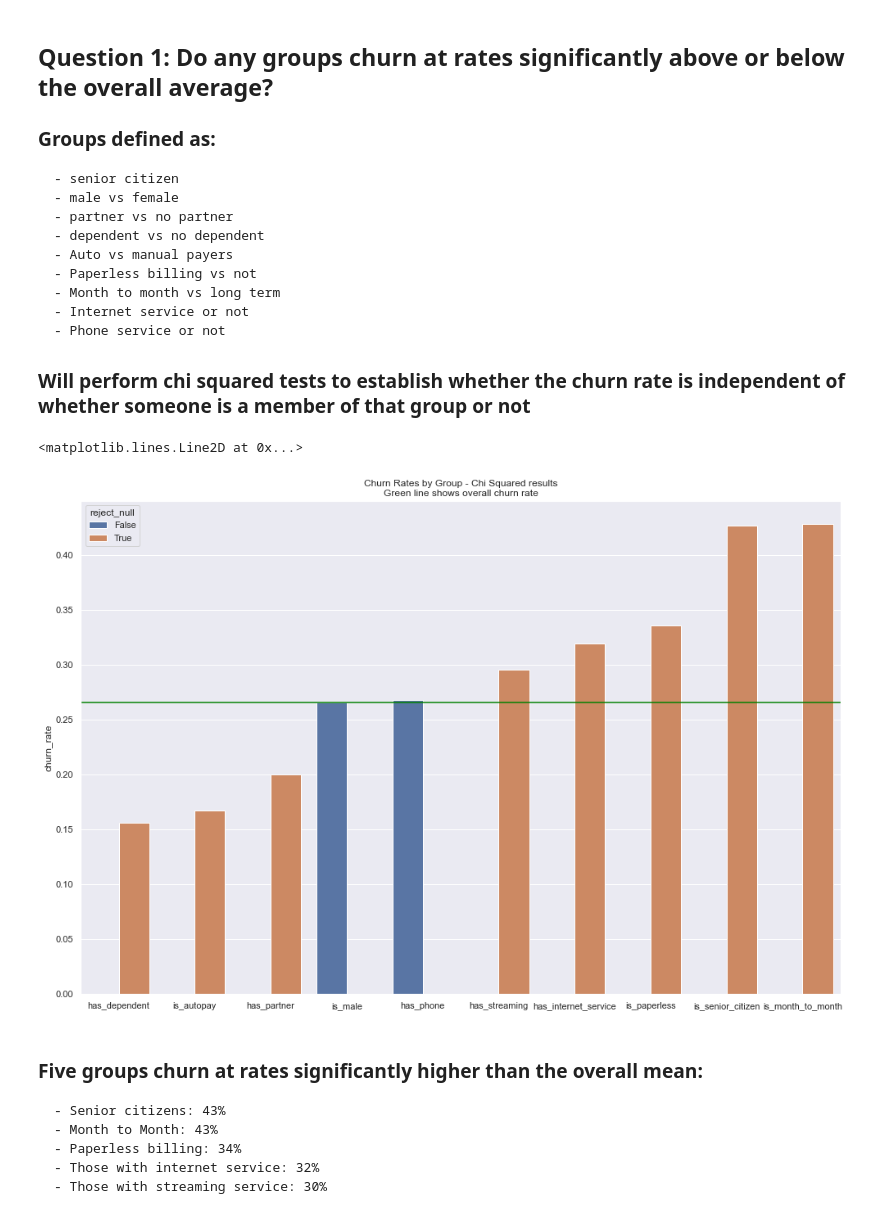
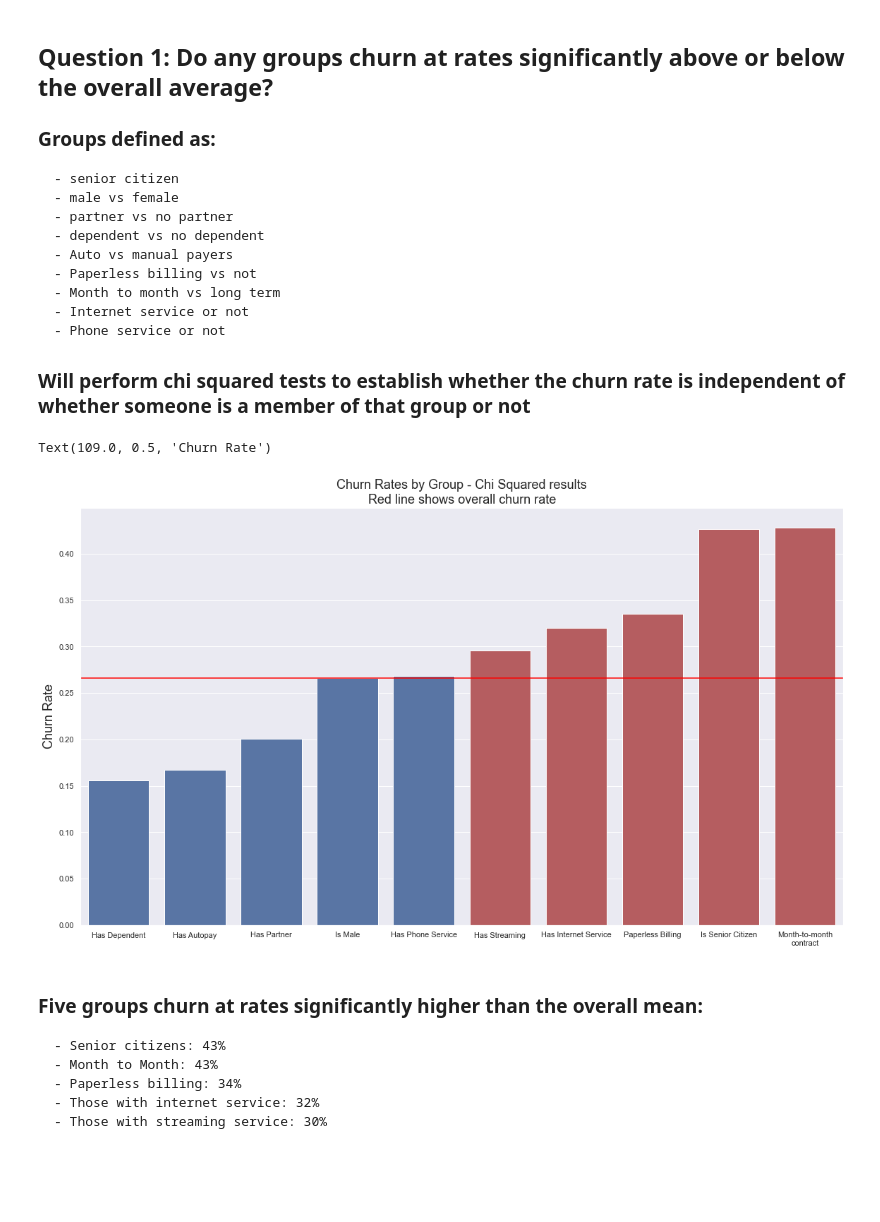
Before and after one commit to jesse-d-marder/classification-project, a Jupyter notebook: churn_report.ipynb, the cells around one changed output. Cells and saved outputs as stored; diff of their text form; code cells hidden in the pictures; blank space fills up the shorter version.

```diff
--- a/churn_report.ipynb
+++ b/churn_report.ipynb
@@ -89,31 +81,37 @@ baseline_churn = (train.churn == 1).mean()
 # %%
 # Set alpha level for significance
 alpha = 0.05
-# %%
-# Establish a list of the groups to be tested
-groups = ['is_male', 'is_senior_citizen', 'has_partner', 'has_dependent', 'is_paperless','is_autopay','is_month_to_month','has_phone','has_internet_service','has_streaming']
-reject_null = []
-churn_rate=[]
-# Iterate through groups and perform chi square test for each. Save churn rate and test result to lists
-for group in groups:
-    observed = pd.crosstab(train.churn, train[group])
-    chi2, p, dof, expected = stats.chi2_contingency(observed)
-    churn_rate.append((train.churn[train[group] == 1]).mean())
-    reject_null.append(p<alpha)
-
-# Create pandas DataFrame for plotting
-results = pd.DataFrame(data = {'churn_rate':churn_rate,'reject_null':reject_null},index = groups)
-results = results.sort_values(by= 'churn_rate')
-
-# Plot bar plot of results, highlighting which groups we can reject the null hypothesis - ie there is a relationshio
-sns.set(rc={'figure.figsize':(14,9)})
-sns.barplot(data = results, x = results.index ,y = 'churn_rate', hue = 'reject_null',)
-plt.tight_layout()
-plt.title('Churn Rates by Group - Chi Squared results\nGreen line shows overall churn rate')
-plt.axhline(y=baseline_churn, color = 'green')
-# %% [output]
-<matplotlib.lines.Line2D at 0x...>
-[figure, removed]
+# %%
+# Establish a list of the groups to be tested
+groups = ['is_male', 'is_senior_citizen', 'has_partner', 'has_dependent', 'is_paperless','is_autopay','is_month_to_month','has_phone','has_internet_service','has_streaming']
+reject_null = []
+churn_rate=[]
+# Iterate through groups and perform chi square test for each. Save churn rate and test result to lists
+for group in groups:
+    observed = pd.crosstab(train.churn, train[group])
+    chi2, p, dof, expected = stats.chi2_contingency(observed)
+    churn_rate.append((train.churn[train[group] == 1]).mean())
+    reject_null.append(p<alpha)
+
+# Create pandas DataFrame for plotting
+results = pd.DataFrame(data = {'churn_rate':churn_rate,'reject_null':reject_null},index = groups)
+results = results.sort_values(by= 'churn_rate')
+
+results.index = ['Has Dependent', 'Has Autopay', 'Has Partner', 'Is Male', 'Has Phone Service',
+       'Has Streaming', 'Has Internet Service', 'Paperless Billing',
+       'Is Senior Citizen', 'Month-to-month\ncontract']
+# %%
+# Plot bar plot of results, highlighting which groups we can reject the null hypothesis - ie there is a relationshio
+sns.set(rc={'figure.figsize':(16,9)})
+colors = ('b','b','b','b','b','r','r','r','r','r')
+sns.barplot(data = results, x = results.index ,y = 'churn_rate', palette = colors)
+plt.tight_layout()
+plt.title('Churn Rates by Group - Chi Squared results\nRed line shows overall churn rate', fontsize = 18)
+plt.axhline(y=baseline_churn, color = 'red')
+plt.ylabel('Churn Rate', fontsize = 18)
+# %% [output]
+Text(109.0, 0.5, 'Churn Rate')
+[figure, added]
 # %% [markdown]
 ### Five groups churn at rates significantly higher than the overall mean:
     - Senior citizens: 43%
```
Also changed, not shown: parts of 22 cells of this notebook, 5 other files.
